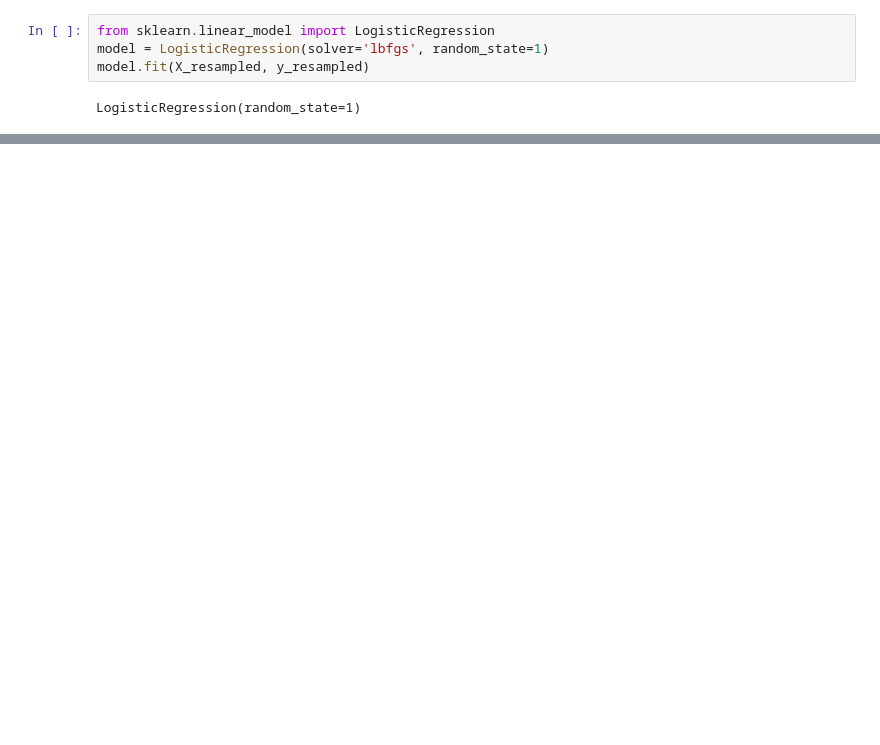
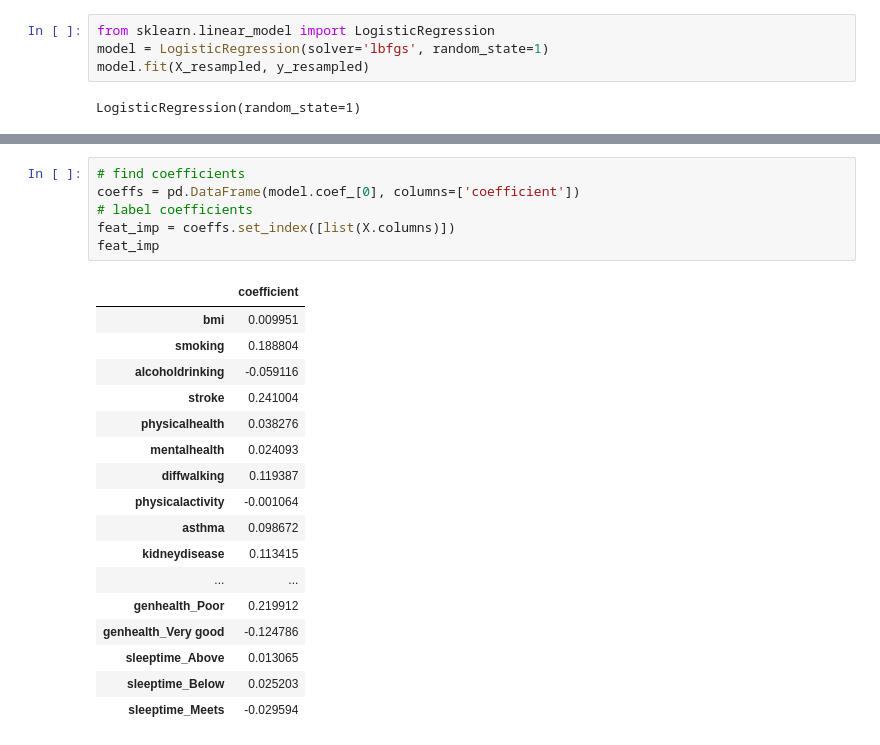
Before and after one commit to saramcel/Group5_Final_Project, a Jupyter notebook: Team_5_Sup_ML_undersampling.ipynb, the cells around one changed output, grey strips where cells are left out. Cells and saved outputs as stored; diff of their text form; blank space fills up the shorter version.

```diff
--- a/Team_5_Sup_ML_undersampling.ipynb
+++ b/Team_5_Sup_ML_undersampling.ipynb
@@ -214,0 +219,24 @@ avg / total       0.91      0.75      0.76      0.80      0.75      0.56     639
+# %%
+# find coefficients
+coeffs = pd.DataFrame(model.coef_[0], columns=['coefficient'])
+# label coefficients
+feat_imp = coeffs.set_index([list(X.columns)])
+feat_imp
+# %% [output]
+|  | coefficient |
+| bmi | 0.009951 |
+| smoking | 0.188804 |
+| alcoholdrinking | -0.059116 |
+| stroke | 0.241004 |
+| physicalhealth | 0.038276 |
+| mentalhealth | 0.024093 |
+| diffwalking | 0.119387 |
+| physicalactivity | -0.001064 |
+| asthma | 0.098672 |
+| kidneydisease | 0.113415 |
+| ... | ... |
+| genhealth_Poor | 0.219912 |
+| genhealth_Very good | -0.124786 |
+| sleeptime_Above | 0.013065 |
+| sleeptime_Below | 0.025203 |
+| sleeptime_Meets | -0.029594 |
```
Also changed, not shown: parts of 9 cells of this notebook.
